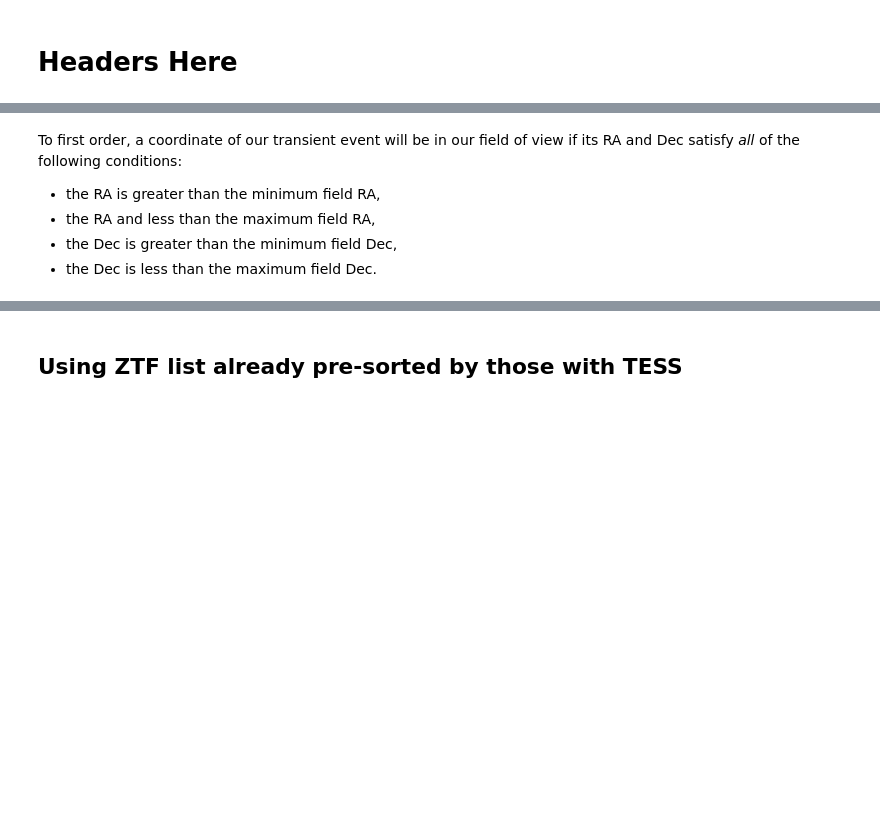
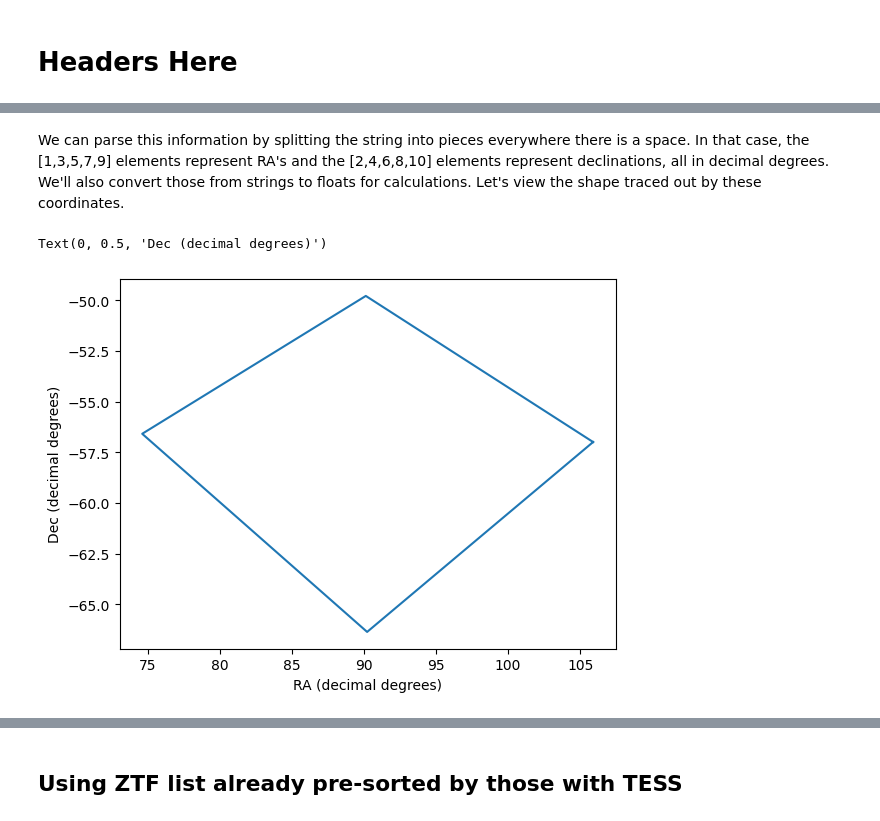
Before and after one commit to spacetelescope/project-tikebook, a Jupyter notebook: transients_nearby_galaxies/transients_nearby_galaxies.ipynb, the cells around one changed output, grey strips where cells are left out. Drawn from its saved outputs; the diff is of its cells as text; code cells hidden in the pictures; blank space fills up the shorter version.

```diff
--- a/transients_nearby_galaxies/transients_nearby_galaxies.ipynb
+++ b/transients_nearby_galaxies/transients_nearby_galaxies.ipynb
@@ -152,6 +99,11 @@ FFIs['s_region'][0]
-# %% [markdown]
-To first order, a coordinate of our transient event will be in our field of view if its RA and Dec satisfy *all* of the following conditions:
-- the RA is greater than the minimum field RA,
-- the RA and less than the maximum field RA,
-- the Dec is greater than the minimum field Dec,
-- the Dec is less than the maximum field Dec.
+# %% [markdown]
+We can parse this information by splitting the string into pieces everywhere there is a space. In that case, the [1,3,5,7,9] elements represent RA's and the [2,4,6,8,10] elements represent declinations, all in decimal degrees. We'll also convert those from strings to floats for calculations. Let's view the shape traced out by these coordinates.
+# %%
+example_RAs=[float(FFIs['s_region'][0].split(' ')[i]) for i in [1,3,5,7,9]]
+example_Decs=[float(FFIs['s_region'][0].split(' ')[i]) for i in [2,4,6,8,10]]
+plt.plot(example_RAs,example_Decs)
+plt.xlabel('RA (decimal degrees)')
+plt.ylabel('Dec (decimal degrees)')
+# %% [output]
+Text(0, 0.5, 'Dec (decimal degrees)')
+[figure, added]
```
Also changed, not shown: parts of 35 cells of this notebook.
